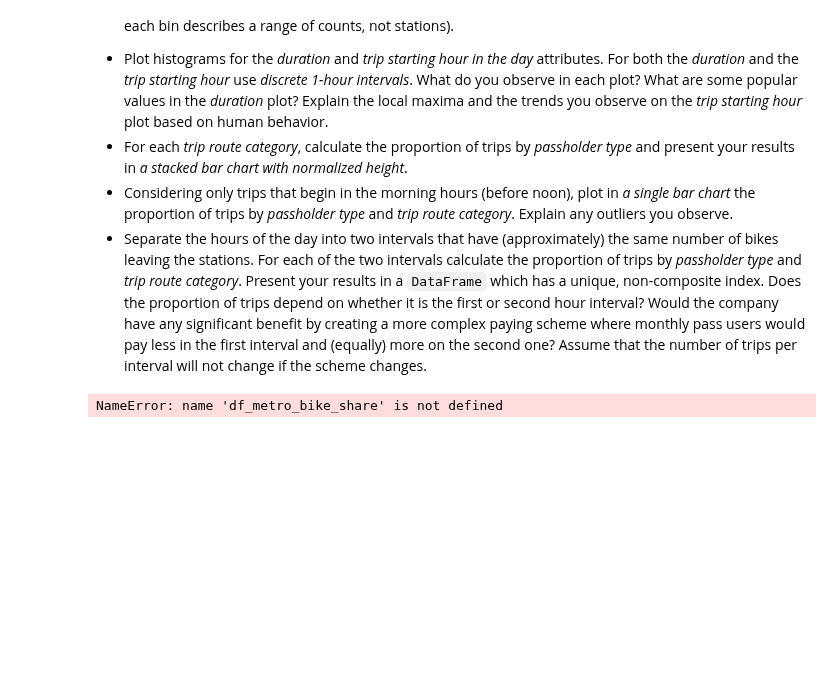
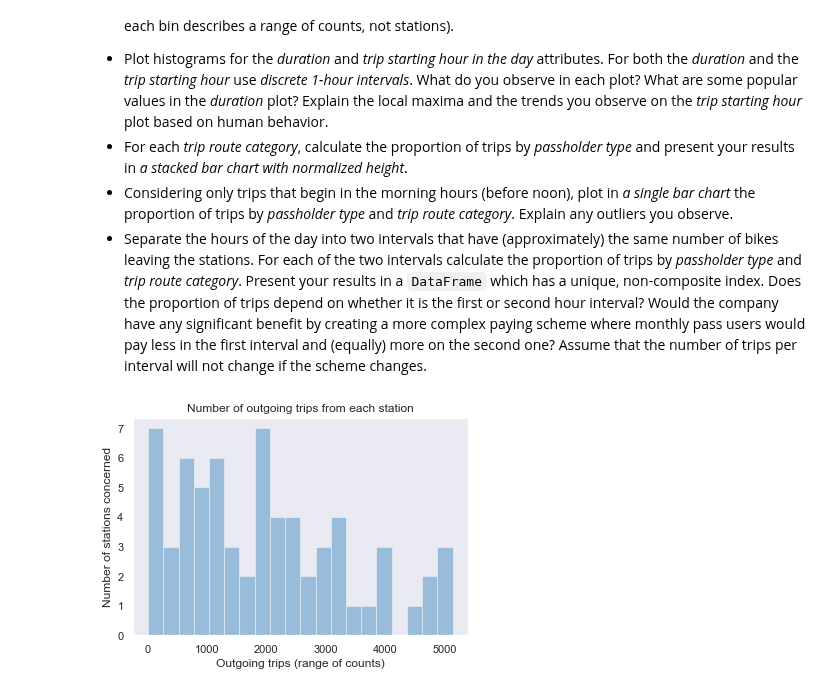
Before and after one commit to vbruttin/ada_homeworks, a Jupyter notebook: Exercise_1.ipynb, the cells around one changed output. Saved outputs shown, nothing was run; the diff lists cells and outputs as text; code cells hidden in the pictures; blank space fills up the shorter version.

```diff
--- a/Exercise_1.ipynb
+++ b/Exercise_1.ipynb
@@ -517,17 +518,17 @@ Answer the following queries using the functionality of `Pandas`.
 # %%
 # TASK 1
 
 # Plotting the number of outgoing trips from each station
 # We just count from the principal dataframe the number of reference to each station in the columns
 # 'Starting Station ID'
-# Blue bars on dark grid is intelligible for colorblind people
-sns.set_style("darkgrid")
+# Blue bars on dark background is intelligible for colorblind people
+sns.set_style("dark")
 sns.distplot(df_metro_bike_share['Starting Station ID'].value_counts(), bins=20,
-             kde=False, axlabel='Outgoing trips (range of counts)')
+             kde=False, axlabel='Outgoing trips (range of counts)' )
 ylabel('Number of stations concerned');
 title('Number of outgoing trips from each station');
 # %% [output]
-NameError: name 'df_metro_bike_share' is not defined
+[figure, added]
 # %%
 # TASK 2
 
```
Also changed, not shown: parts of 8 cells of this notebook.
